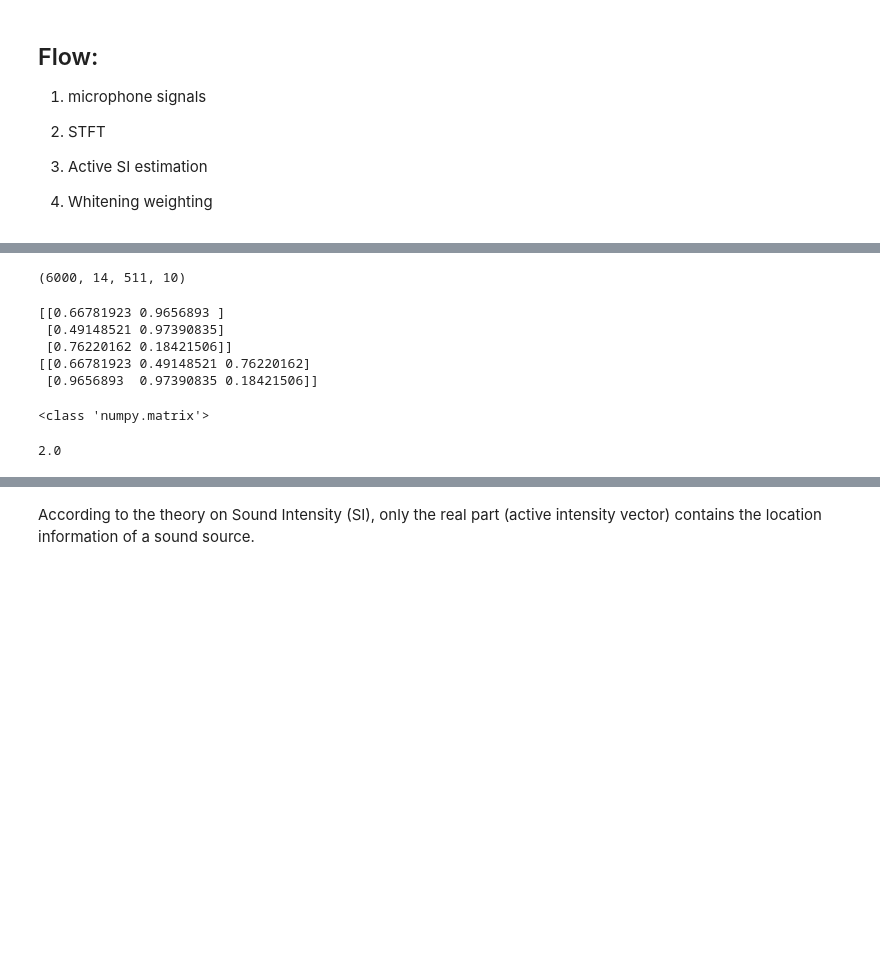
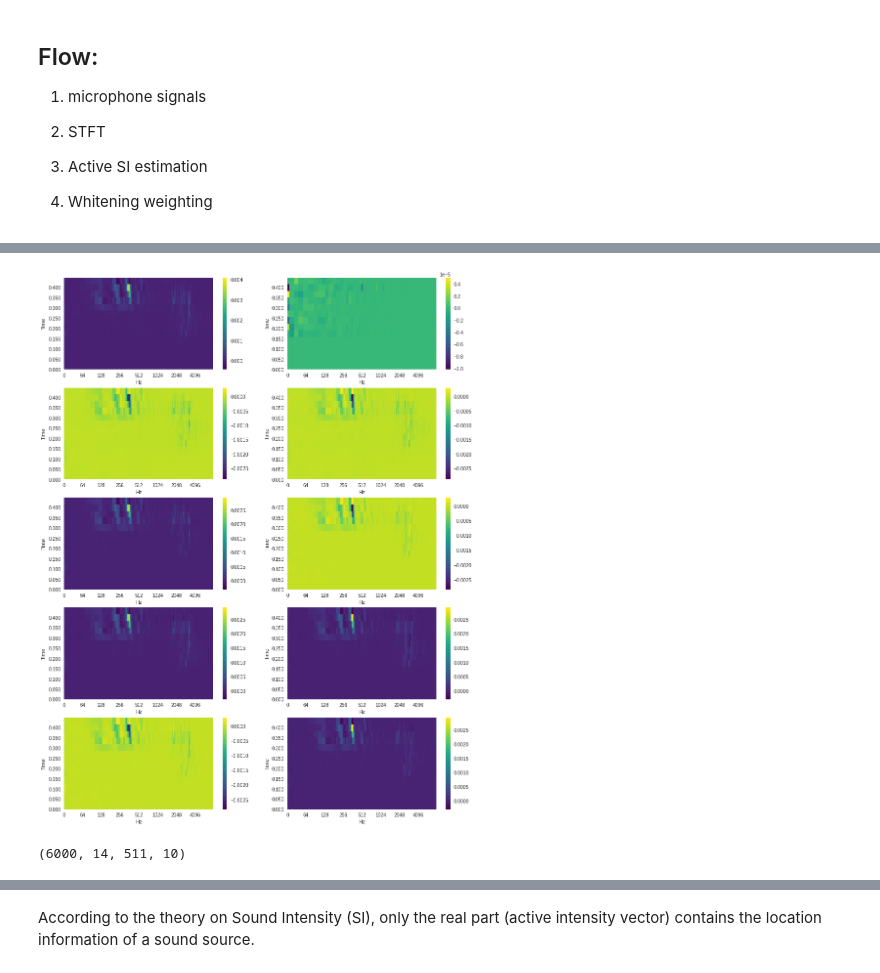
Before and after one commit to RobertoAlessandri/CNN_DOA, a Jupyter notebook: FeatureExtraction_NN.ipynb, the cells around one changed output, grey strips where cells are left out. Saved outputs shown, nothing was run; the diff lists cells and outputs as text; code cells hidden in the pictures; blank space fills up the shorter version.

```diff
--- a/FeatureExtraction_NN.ipynb
+++ b/FeatureExtraction_NN.ipynb
@@ -312,3 +210,14 @@ for i in range(0, 10):
+# %%
+#test(*(trainAudioMatrix[:,:,0].T))
+gamma = featureExtractor2(trainAudioMatrix[:,:,100])
+#print(np,abs(X[-1,:]))
+plt.figure(figsize=(15, 20))
+for i in range(0, 10):
+  plt.subplot(5, 2, i+1)
+  librosa.display.specshow(gamma[:,:,i], sr=sr, x_axis='log', y_axis='time', cmap='viridis')
+  plt.colorbar();
+# %% [output]
+[figure, added]
 # %%
 trainAudioMatrix.shape
 datapointsNum = trainAudioMatrix.shape[-1]
@@ -319,26 +228,3 @@ for i in tqdm(range(0, datapointsNum)):
   Gamma_container[i,:,:,:] = featureExtractor2(trainAudioMatrix[:,:,i])
 # %% [output]
 (6000, 14, 511, 10)
-# %%
-a = np.random.rand(3,2)
-print(a)
-print(a.T)
-# %% [output]
-[[0.66781923 0.9656893 ]
- [0.49148521 0.97390835]
- [0.76220162 0.18421506]]
-[[0.66781923 0.49148521 0.76220162]
- [0.9656893  0.97390835 0.18421506]]
-# %%
-a = np.matrix([[2,2], [2,2]])
-b = np.ones([2,2])
-c = b / a # good
-d = a - b # good
-e = np.matrix([[1],[2],[3]])
-print(type(np.tile(e, (1,3))))
-# %% [output]
-<class 'numpy.matrix'>
-# %%
-4**(1/2)
-# %% [output]
-2.0
```
Also changed, not shown: parts of 79 cells of this notebook.
